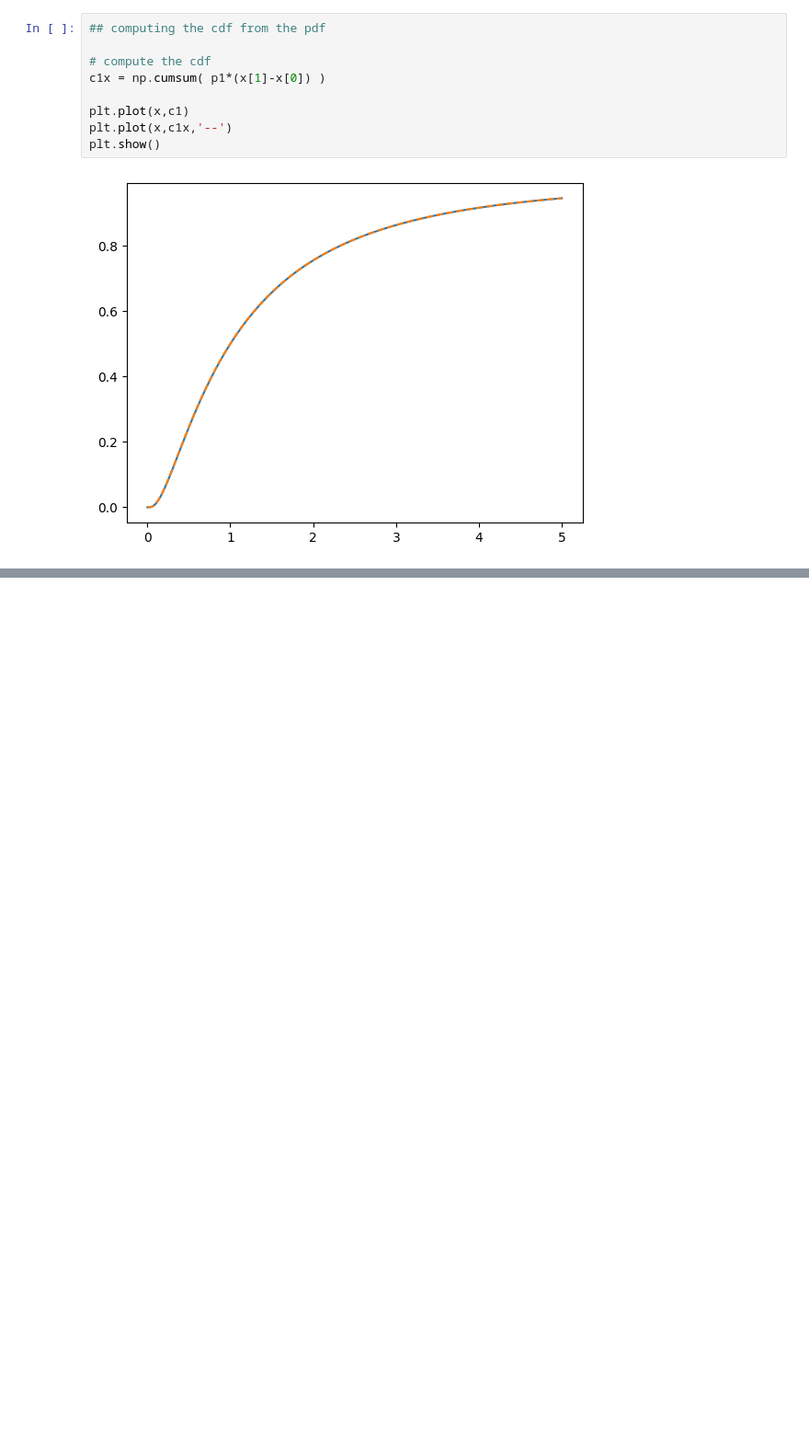
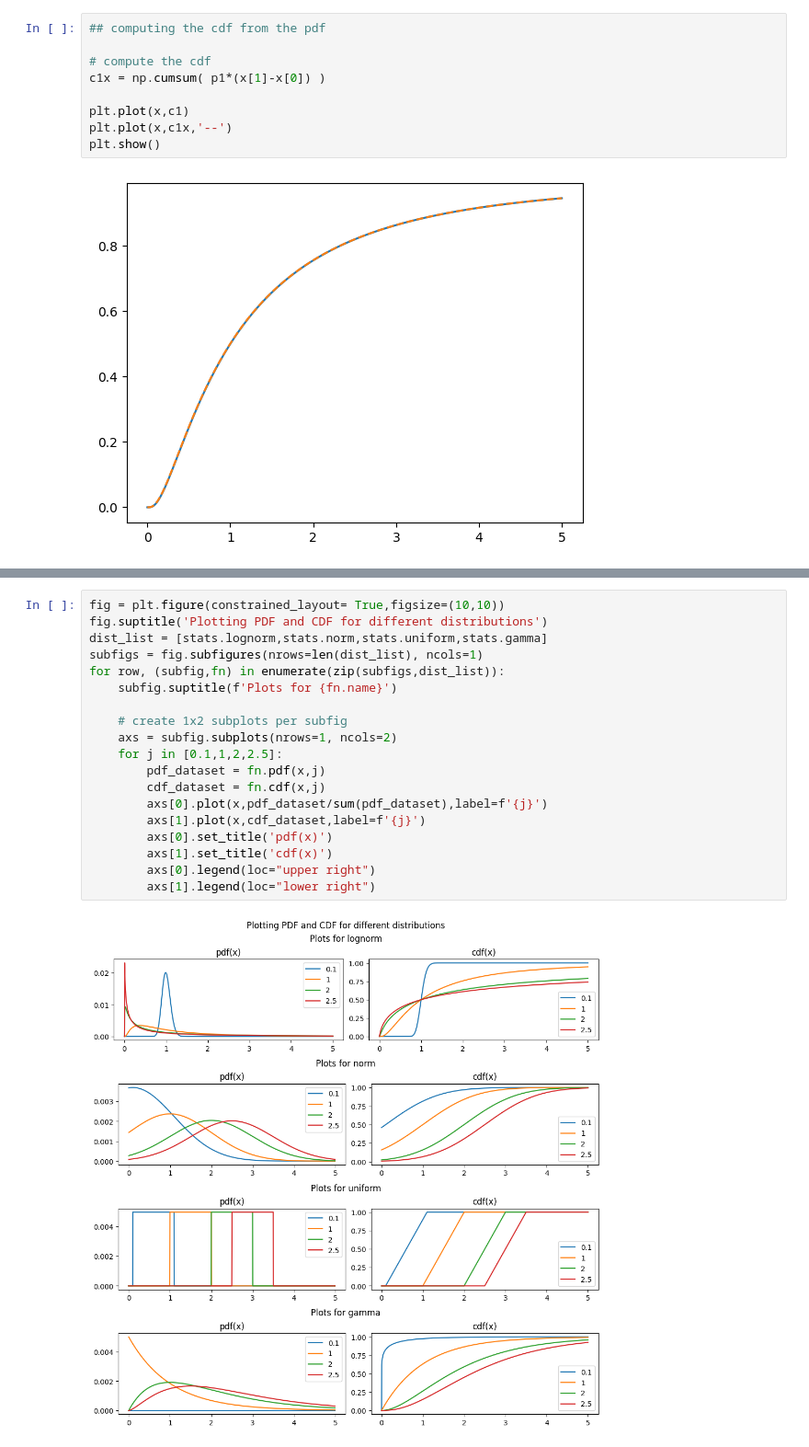
Before and after one commit to SiracencoSerghei/Statistics_and_ML, a Jupyter notebook: 2.4_probability_theory/stats_probtheory_cdfs.ipynb, the cells around one changed output, grey strips where cells are left out. Shown: that part at 92% size. Cells and saved outputs as stored; diff of their text form; blank space fills up the shorter version.

```diff
--- a/2.4_probability_theory/stats_probtheory_cdfs.ipynb
+++ b/2.4_probability_theory/stats_probtheory_cdfs.ipynb
@@ -50,0 +55,21 @@ plt.show()
+# %%
+fig = plt.figure(constrained_layout= True,figsize=(10,10))
+fig.suptitle('Plotting PDF and CDF for different distributions')
+dist_list = [stats.lognorm,stats.norm,stats.uniform,stats.gamma]
+subfigs = fig.subfigures(nrows=len(dist_list), ncols=1)
+for row, (subfig,fn) in enumerate(zip(subfigs,dist_list)):
+    subfig.suptitle(f'Plots for {fn.name}')
+
+    # create 1x2 subplots per subfig
+    axs = subfig.subplots(nrows=1, ncols=2)
+    for j in [0.1,1,2,2.5]:
+        pdf_dataset = fn.pdf(x,j)
+        cdf_dataset = fn.cdf(x,j)
+        axs[0].plot(x,pdf_dataset/sum(pdf_dataset),label=f'{j}')
+        axs[1].plot(x,cdf_dataset,label=f'{j}')
+        axs[0].set_title('pdf(x)')
+        axs[1].set_title('cdf(x)')
+        axs[0].legend(loc="upper right")
+        axs[1].legend(loc="lower right")
+# %% [output]
+[figure, added]
```
Also changed, not shown: parts of 4 cells of this notebook.
